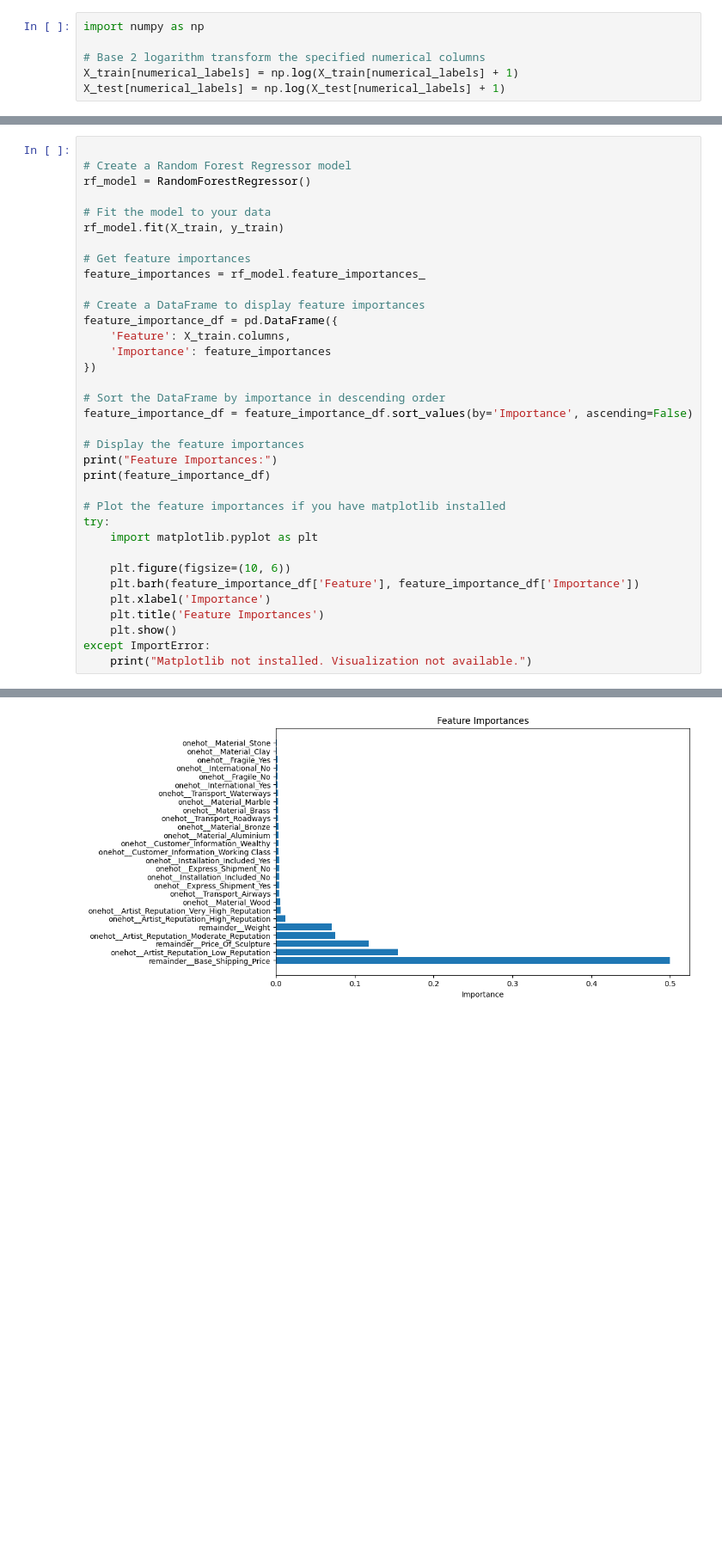
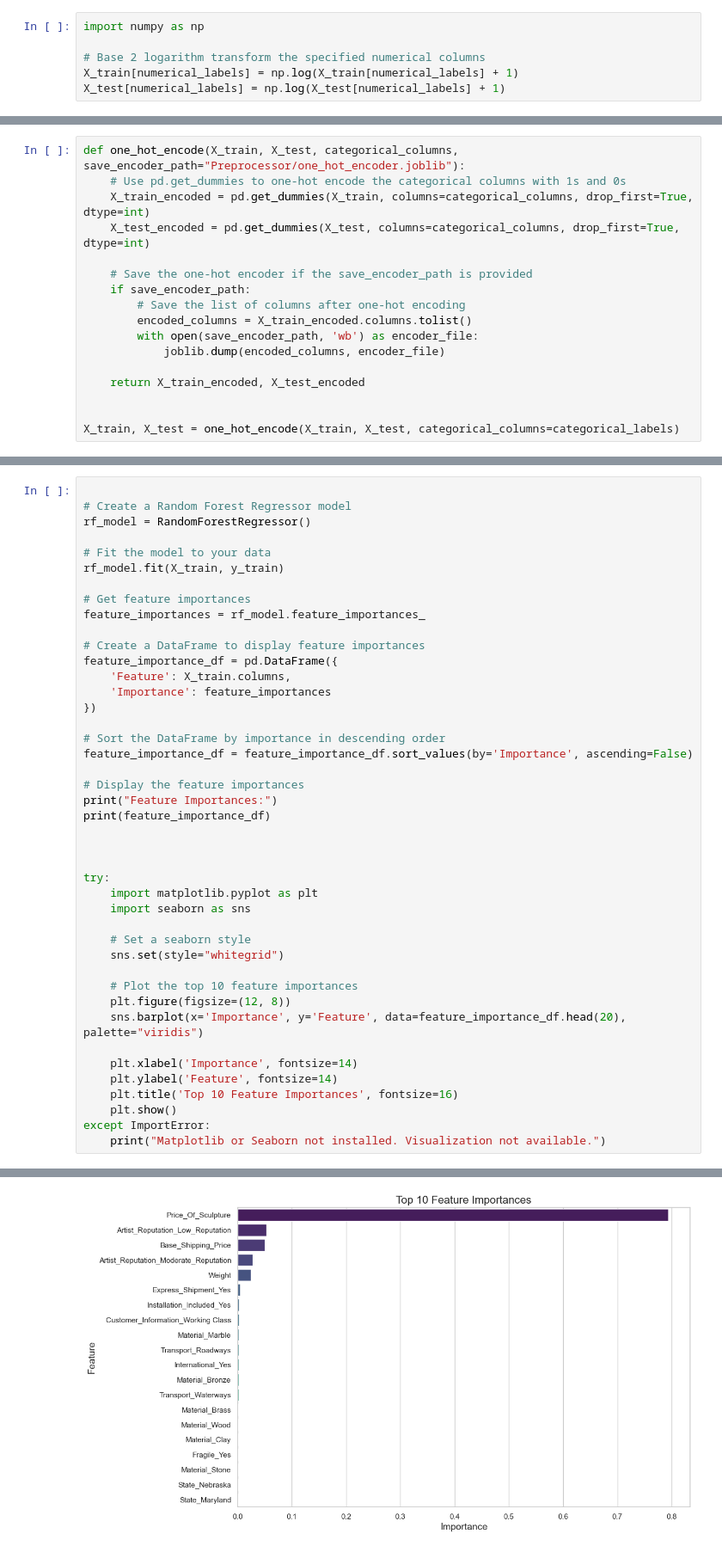
Before and after one commit to Hitesh-Nimbalkar/ML_Project, a Jupyter notebook: Notebook/Model_building.ipynb, the cells around one changed output, grey strips where cells are left out. Shown at 86% size. Drawn from its saved outputs; the diff is of its cells as text; blank space fills up the shorter version.

```diff
--- a/Notebook/Model_building.ipynb
+++ b/Notebook/Model_building.ipynb
@@ -278,0 +320,17 @@ X_train, X_test = one_hot_encode(X_train, X_test, categorical_columns=categorica
+# %%
+def one_hot_encode(X_train, X_test, categorical_columns, save_encoder_path="Preprocessor/one_hot_encoder.joblib"):
+    # Use pd.get_dummies to one-hot encode the categorical columns with 1s and 0s
+    X_train_encoded = pd.get_dummies(X_train, columns=categorical_columns, drop_first=True, dtype=int)
+    X_test_encoded = pd.get_dummies(X_test, columns=categorical_columns, drop_first=True, dtype=int)
+
+    # Save the one-hot encoder if the save_encoder_path is provided
+    if save_encoder_path:
+        # Save the list of columns after one-hot encoding
+        encoded_columns = X_train_encoded.columns.tolist()
+        with open(save_encoder_path, 'wb') as encoder_file:
+            joblib.dump(encoded_columns, encoder_file)
+
+    return X_train_encoded, X_test_encoded
+
+
+X_train, X_test = one_hot_encode(X_train, X_test, categorical_columns=categorical_labels)
@@ -473,16 +541,24 @@ feature_importance_df = feature_importance_df.sort_values(by='Importance', ascen
 print("Feature Importances:")
 print(feature_importance_df)
 
-# Plot the feature importances if you have matplotlib installed
+
+
 try:
     import matplotlib.pyplot as plt
+    import seaborn as sns
 
-    plt.figure(figsize=(10, 6))
-    plt.barh(feature_importance_df['Feature'], feature_importance_df['Importance'])
-    plt.xlabel('Importance')
-    plt.title('Feature Importances')
+    # Set a seaborn style
+    sns.set(style="whitegrid")
+
+    # Plot the top 10 feature importances
+    plt.figure(figsize=(12, 8))
+    sns.barplot(x='Importance', y='Feature', data=feature_importance_df.head(20), palette="viridis")
+
+    plt.xlabel('Importance', fontsize=14)
+    plt.ylabel('Feature', fontsize=14)
+    plt.title('Top 10 Feature Importances', fontsize=16)
     plt.show()
 except ImportError:
-    print("Matplotlib not installed. Visualization not available.")
+    print("Matplotlib or Seaborn not installed. Visualization not available.")
 # %% [output]
 Feature Importances:
@@ -505,4 +582,4 @@ Feature Importances:
-[figure, old version]
+[figure, new version]
 # %%
 import optuna
 import pandas as pd
```
Also changed, not shown: parts of 38 cells of this notebook, 9 other files.
